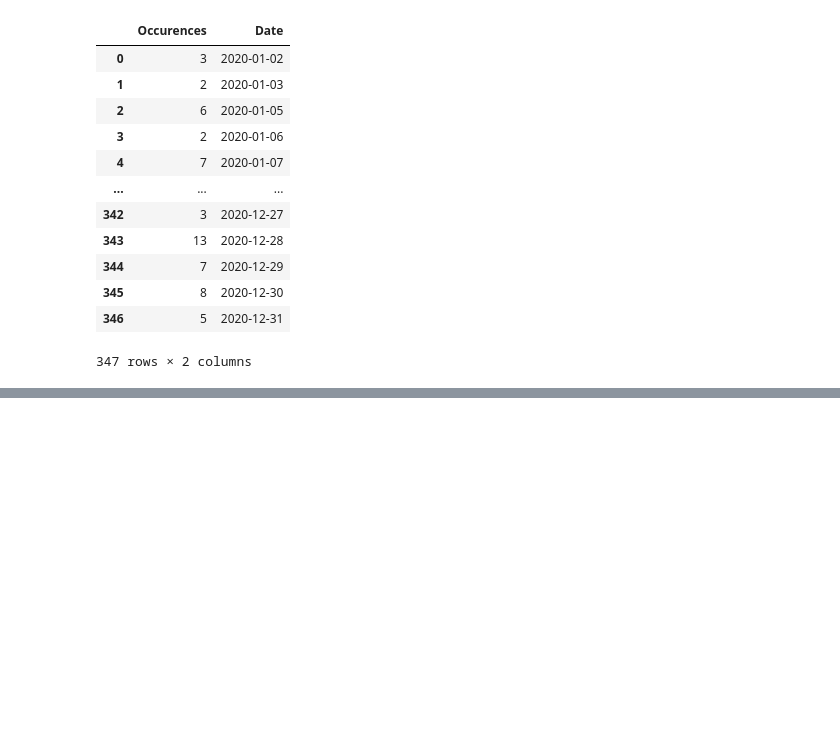
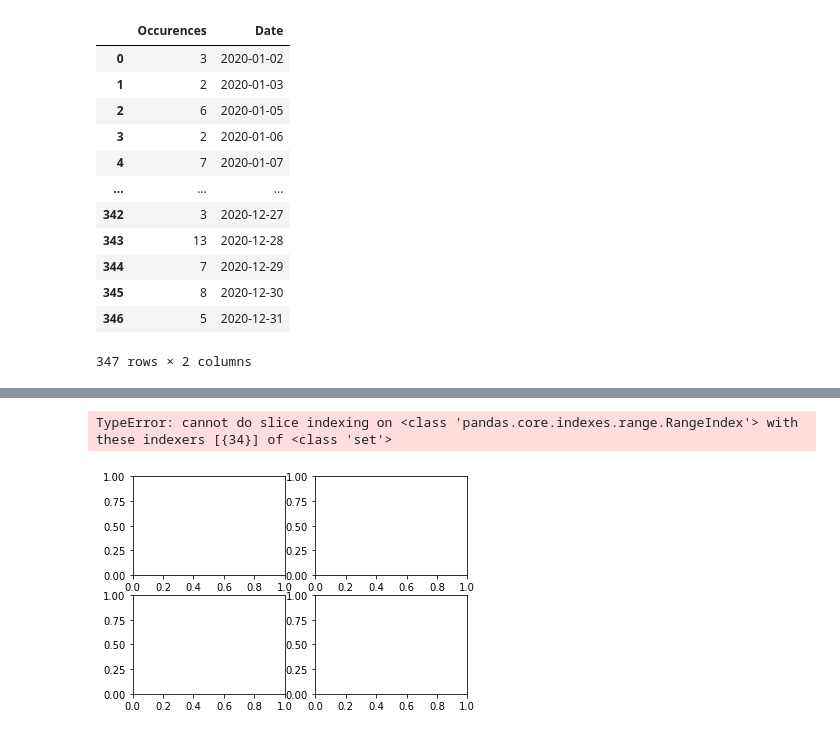
Before and after one commit to ayfoo1/fyp, a Jupyter notebook: Hackmageddon_fyp.ipynb, the cells around one changed output, grey strips where cells are left out. Saved outputs shown, nothing was run; the diff lists cells and outputs as text; code cells hidden in the pictures; blank space fills up the shorter version.

```diff
--- a/Hackmageddon_fyp.ipynb
+++ b/Hackmageddon_fyp.ipynb
@@ -116,0 +145,17 @@ f.subplots_adjust(top=0.95)
+# %%
+# Find out attack occurences weekly for Feb by trying loops
+feb=20
+xx=df['Date'].iloc[20:27]
+yy=df['Occurences'].iloc[20:27]
+fig, axes = plt.subplots(2, 2)
+for row_num in range(2):
+    for col_num in range(2):  #iloc in loop??? how
+        ax = axes[row_num][col_num]
+        ax.plot(xx, yy )
+        ax.set_title(f'Plot ({row_num+1}, {col_num+1})')
+fig.suptitle('Main title')
+fig.tight_layout()
+plt.show()
+# %% [output]
+TypeError: cannot do slice indexing on <class 'pandas.core.indexes.range.RangeIndex'> with these indexers [{34}] of <class 'set'>
+[figure, added]
```
Also changed, not shown: parts of 4 cells of this notebook.
